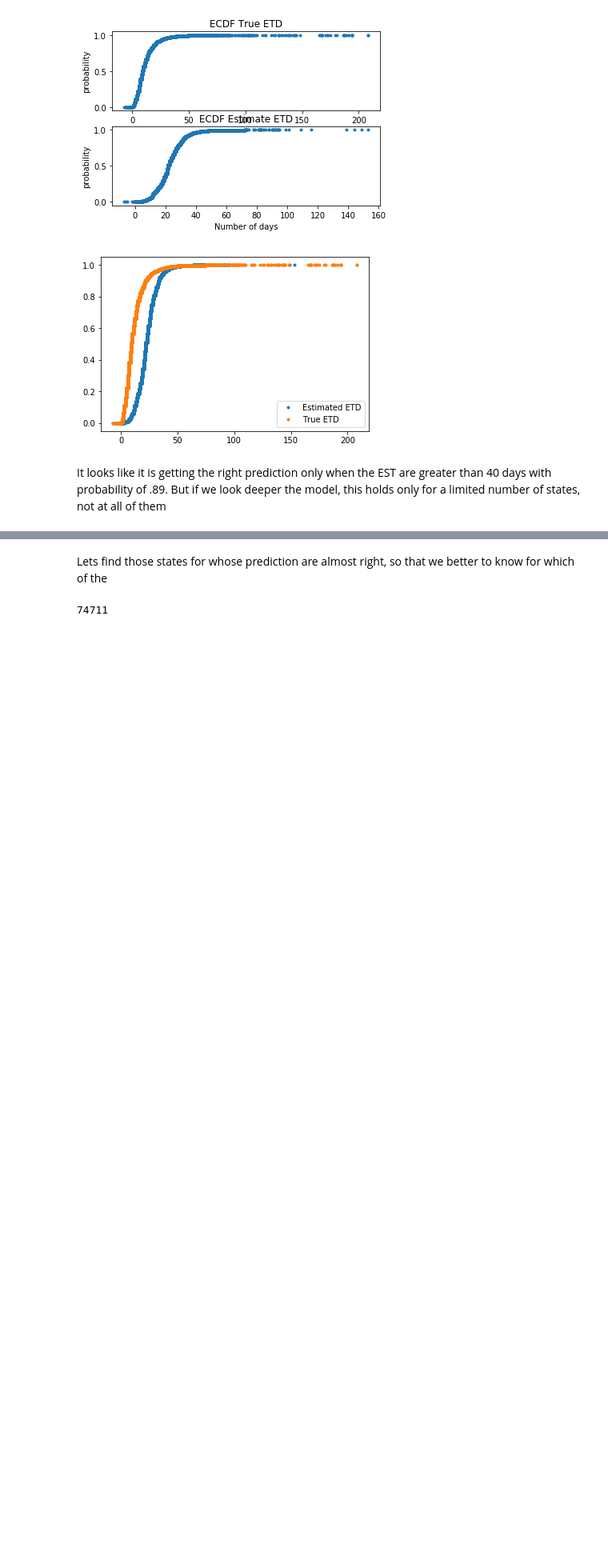
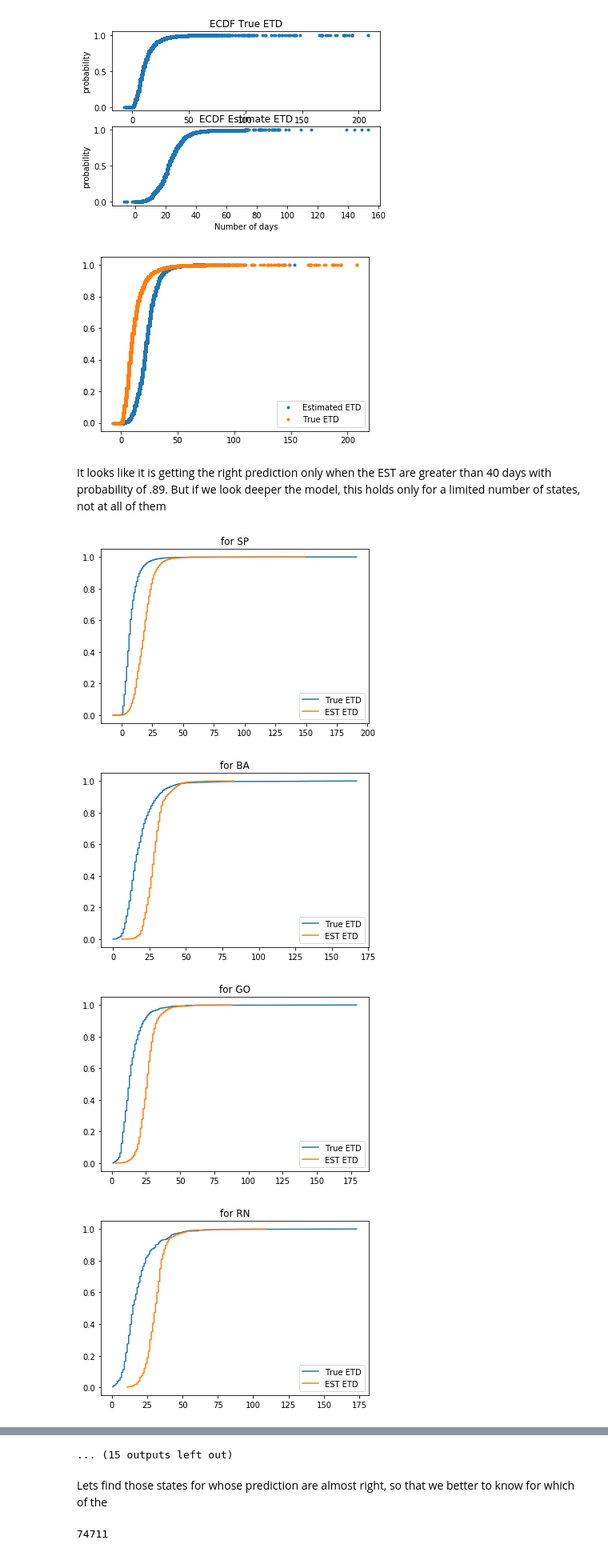
Before and after one commit to YurieCo/ETD_project, a Jupyter notebook: Investigation part.ipynb, the cells around one changed output, grey strips where cells are left out. Shown: that part at 80% size. Cells and saved outputs as stored; diff of their text form; code cells hidden in the pictures; blank space fills up the shorter version.

Commit message:
prefinal investigation of questions, added image rendered

```diff
--- a/Investigation part.ipynb
+++ b/Investigation part.ipynb
@@ -106,23 +106,28 @@ plt.show()
 It looks like it is getting the right prediction only when the EST are greater than 40 days with probability of .89.
 But if we look deeper the model, this holds only for a limited number of states, not at all of them
 # %%
-# states = clean_data.customer_state.unique().tolist()
-# figures = []
+states = clean_data.customer_state.unique().tolist()
+figures = []
 
-# def plot_ecdf(df):
-#     ETD_orders = df.delta_est_ord_arrive_time.tolist()
-#     True_EDT_orders = df.delta_ord_arrive_time.tolist()
+def plot_ecdf(df):
+    ETD_orders = df.delta_est_ord_arrive_time.tolist()
+    True_EDT_orders = df.delta_ord_arrive_time.tolist()
 
-#     x_est_ETD, y_est_ETD = ecdf(ETD_orders)
-#     x_ETD, y_ETD = ecdf(True_EDT_orders)
-#     _ = plt.plot(x_ETD, y_ETD)
-#     _ = plt.plot(x_est_ETD, y_est_ETD)
-#     _ = plt.title('for {}'.format(df.customer_state.tolist()[-1]))
-#     _ = plt.legend(['True ETD', 'EST ETD'])
+    x_est_ETD, y_est_ETD = ecdf(ETD_orders)
+    x_ETD, y_ETD = ecdf(True_EDT_orders)
+    _ = plt.plot(x_ETD, y_ETD)
+    _ = plt.plot(x_est_ETD, y_est_ETD)
+    _ = plt.title('for {}'.format(df.customer_state.tolist()[-1]))
+    _ = plt.legend(['True ETD', 'EST ETD'])
 
-#     _ = plt.show()
+    _ = plt.show()
 
 
 
-# for s in states:
-#     plot_ecdf(clean_data[clean_data.customer_state == s])
+for s in states:
+    plot_ecdf(clean_data[clean_data.customer_state == s])
+# %% [output]
+[figure, added]
+[figure, added]
+[figure, added]
+[figure, added]
@@ -129,3 +142,4 @@ But if we look deeper the model, this holds only for a limited number of states,
+... (15 outputs left out)
 # %% [markdown]
 Lets find those states for whose prediction are almost right, so that we better to know for which of the
 # %%
```
Also changed, not shown: parts of 1 cell of this notebook.
